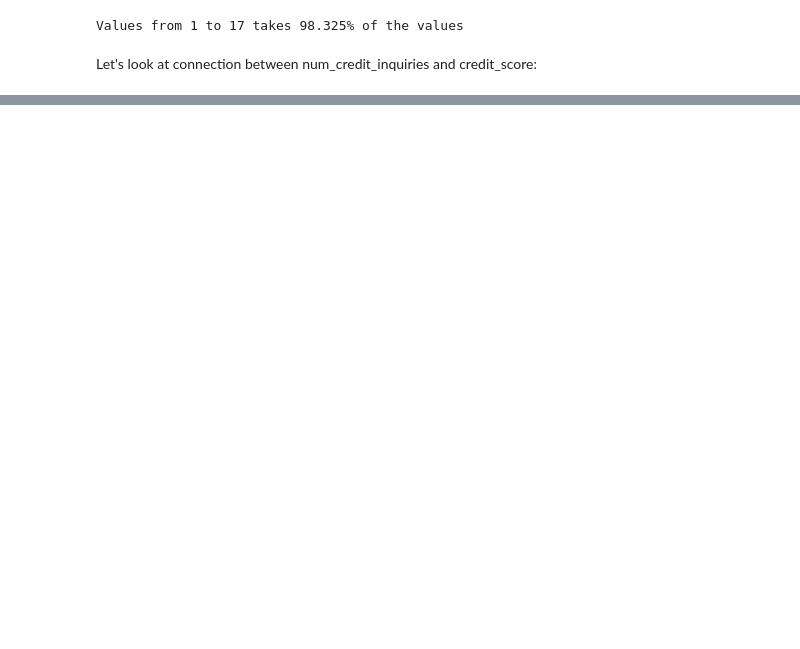
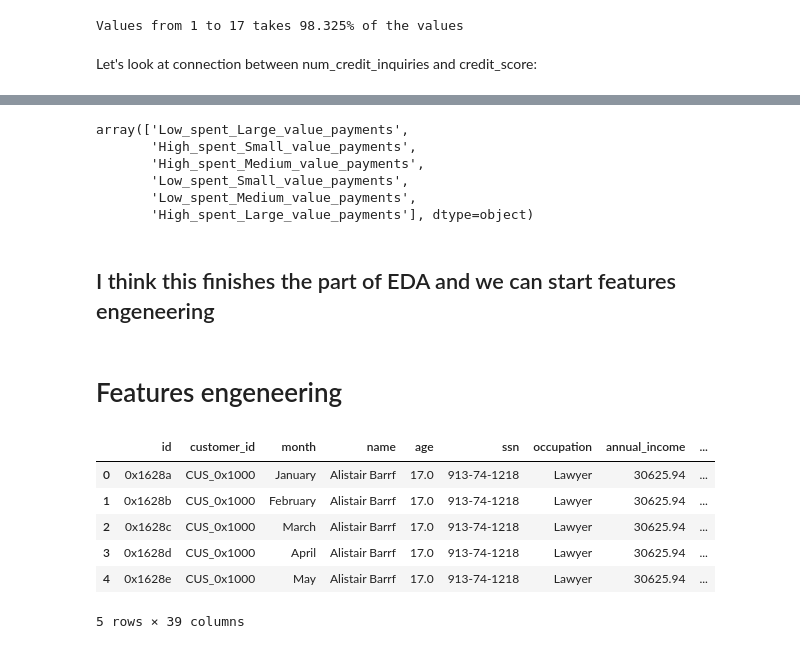
Before and after one commit to Stayermax/MLzoomcamp_midterm_project, a Jupyter notebook: dataset_eda.ipynb, the cells around one changed output, grey strips where cells are left out. Saved outputs shown, nothing was run; the diff lists cells and outputs as text; code cells hidden in the pictures; blank space fills up the shorter version.

```diff
--- a/dataset_eda.ipynb
+++ b/dataset_eda.ipynb
@@ -713,0 +1336,2 @@ df[df.customer_id == 'CUS_0x4037'][['customer_id', 'num_credit_inquiries', 'annu
+# %%
+df.changed_credit_limit = df.groupby('customer_id')['changed_credit_limit'].transform(lambda x: x.fillna(x.mode().iloc[0]))
@@ -713,0 +1362,3 @@ df[df.customer_id == 'CUS_0x4037'][['customer_id', 'num_credit_inquiries', 'annu
+# %%
+df['outstanding_debt'] = df['outstanding_debt'].apply(custom_to_numeric)
+df['outstanding_debt'].dtype
@@ -713,0 +1409,4 @@ df[df.customer_id == 'CUS_0x4037'][['customer_id', 'num_credit_inquiries', 'annu
+# %%
+df.loc[df.payment_behaviour == '!@9#%8', 'payment_behaviour'] = np.nan
+# %%
+df.payment_behaviour = df.groupby('customer_id')['payment_behaviour'].transform(lambda x: x.fillna(x.mode().iloc[0]))
@@ -713,0 +1425,23 @@ df[df.customer_id == 'CUS_0x4037'][['customer_id', 'num_credit_inquiries', 'annu
+# %%
+df.payment_behaviour.unique()[:20]
+# %% [output]
+array(['Low_spent_Large_value_payments',
+       'High_spent_Small_value_payments',
+       'High_spent_Medium_value_payments',
+       'Low_spent_Small_value_payments',
+       'Low_spent_Medium_value_payments',
+       'High_spent_Large_value_payments'], dtype=object)
+# %% [markdown]
+## I think this finishes the part  of EDA and we can start features engeneering
+# %% [markdown]
+# Features engeneering
+# %%
+df.head()
+# %% [output]
+|  | id | customer_id | month | name | age | ssn | occupation | annual_income | ... |
+| 0 | 0x1628a | CUS_0x1000 | January | Alistair Barrf | 17.0 | 913-74-1218 | Lawyer | 30625.94 | ... |
+| 1 | 0x1628b | CUS_0x1000 | February | Alistair Barrf | 17.0 | 913-74-1218 | Lawyer | 30625.94 | ... |
+| 2 | 0x1628c | CUS_0x1000 | March | Alistair Barrf | 17.0 | 913-74-1218 | Lawyer | 30625.94 | ... |
+| 3 | 0x1628d | CUS_0x1000 | April | Alistair Barrf | 17.0 | 913-74-1218 | Lawyer | 30625.94 | ... |
+| 4 | 0x1628e | CUS_0x1000 | May | Alistair Barrf | 17.0 | 913-74-1218 | Lawyer | 30625.94 | ... |
+5 rows × 39 columns
```
Also changed, not shown: parts of 120 cells of this notebook.
